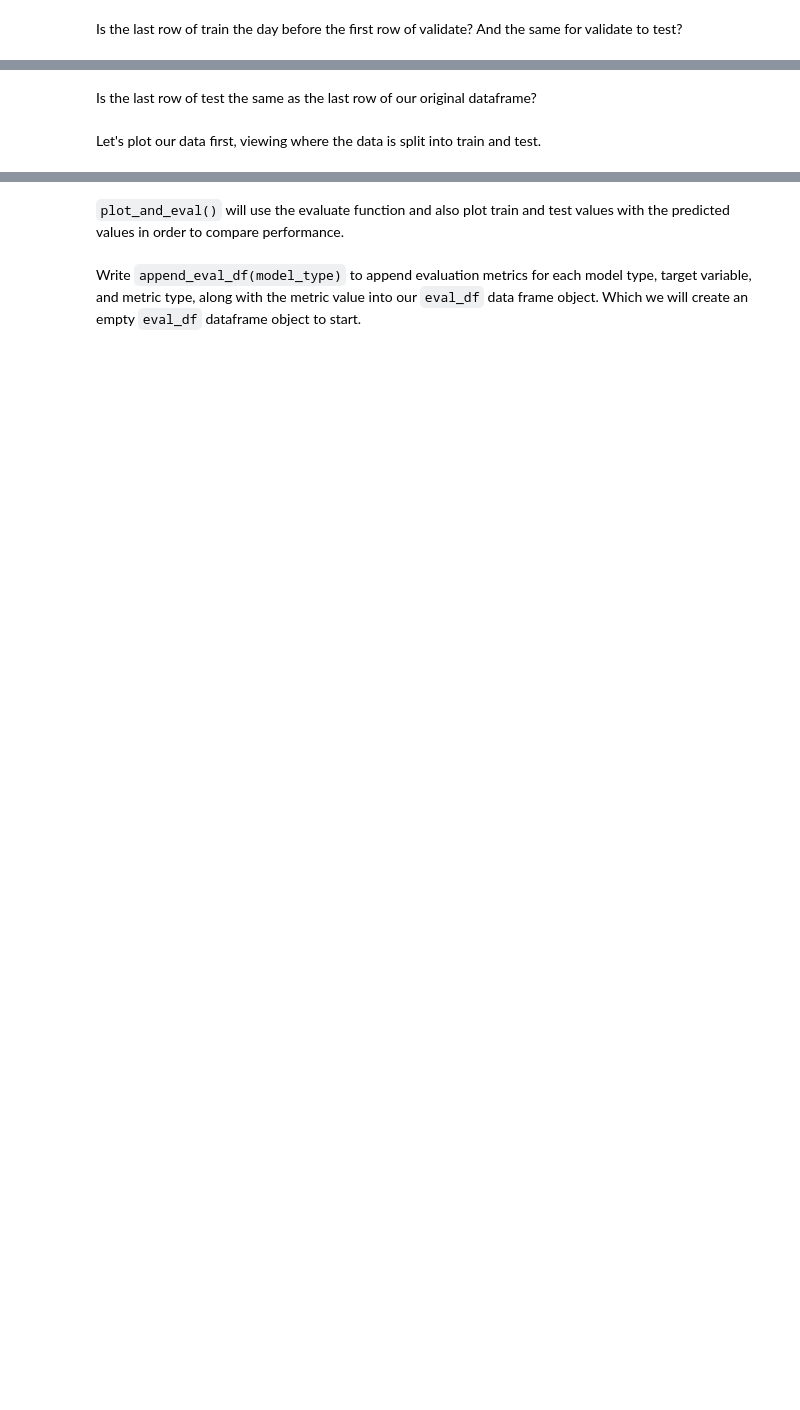
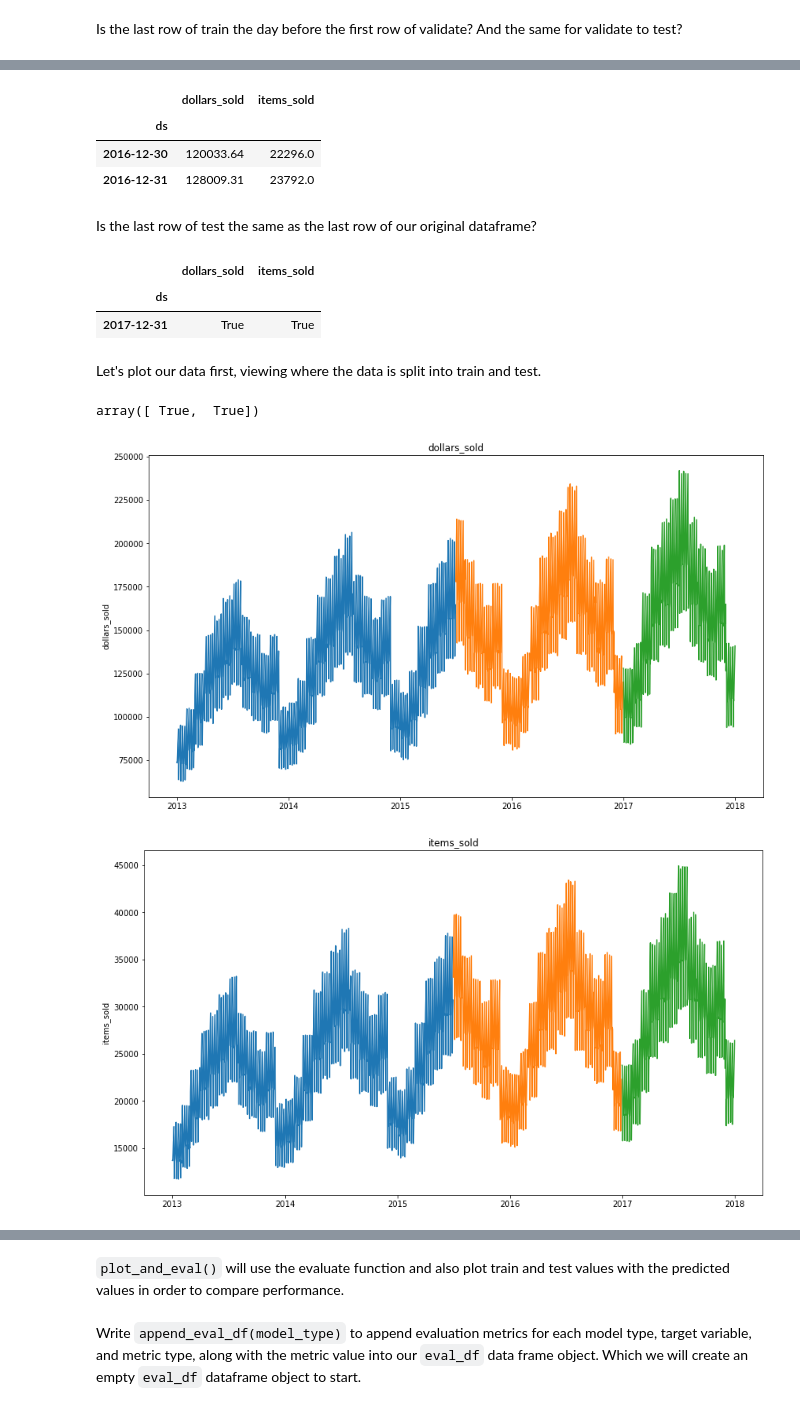
Before and after one commit to CodeupClassroom/leavitt-time-series-exercises-, a Jupyter notebook: modeling_lesson.ipynb, the cells around one changed output, grey strips where cells are left out. Cells and saved outputs as stored; diff of their text form; code cells hidden in the pictures; blank space fills up the shorter version.

```diff
--- a/modeling_lesson.ipynb
+++ b/modeling_lesson.ipynb
@@ -119,4 +155,11 @@ df = prep_data(df)
+# %%
+validate_end_index = train_size + validate_size
+# %%
+train = df[:train_size]
 # %%
 # validate will go from 912 to 912+547
+validate = df[train_size:validate_end_index]
+# %%
+test = df[validate_end_index:]
 # %% [markdown]
 Use those values to split our dataframe
@@ -141,7 +197,36 @@ Is the last row of train the day before the first row of validate? And the same
+# %%
+pd.concat([validate.tail(1), test.head(1)])
+# %% [output]
+|  | dollars_sold | items_sold |
+| ds |  |  |
+| 2016-12-30 | 120033.64 | 22296.0 |
+| 2016-12-31 | 128009.31 | 23792.0 |
 # %% [markdown]
 Is the last row of test the same as the last row of our original dataframe?
+# %%
+test.tail(1) == df.tail(1)
+# %% [output]
+|  | dollars_sold | items_sold |
+| ds |  |  |
+| 2017-12-31 | True | True |
 # %% [markdown]
 Let's plot our data first, viewing where the data is split into train and test.
+# %%
+train.columns == df.columns
+# %% [output]
+array([ True,  True])
+# %%
+for col in df.columns:
+    plt.figure(figsize=(14,8))
+    plt.plot(train[col])
+    plt.plot(validate[col])
+    plt.plot(test[col])
+    plt.ylabel(col)
+    plt.title(col)
+    plt.show()
+# %% [output]
+[figure, added]
+[figure, added]
 # %% [markdown]
 Before we try out different methods for forecasting sales and number of items sold, let's create a couple of functions that will be helpful in evaluating each of the methods that follow.
 
```
Also changed, not shown: parts of 72 cells of this notebook.
